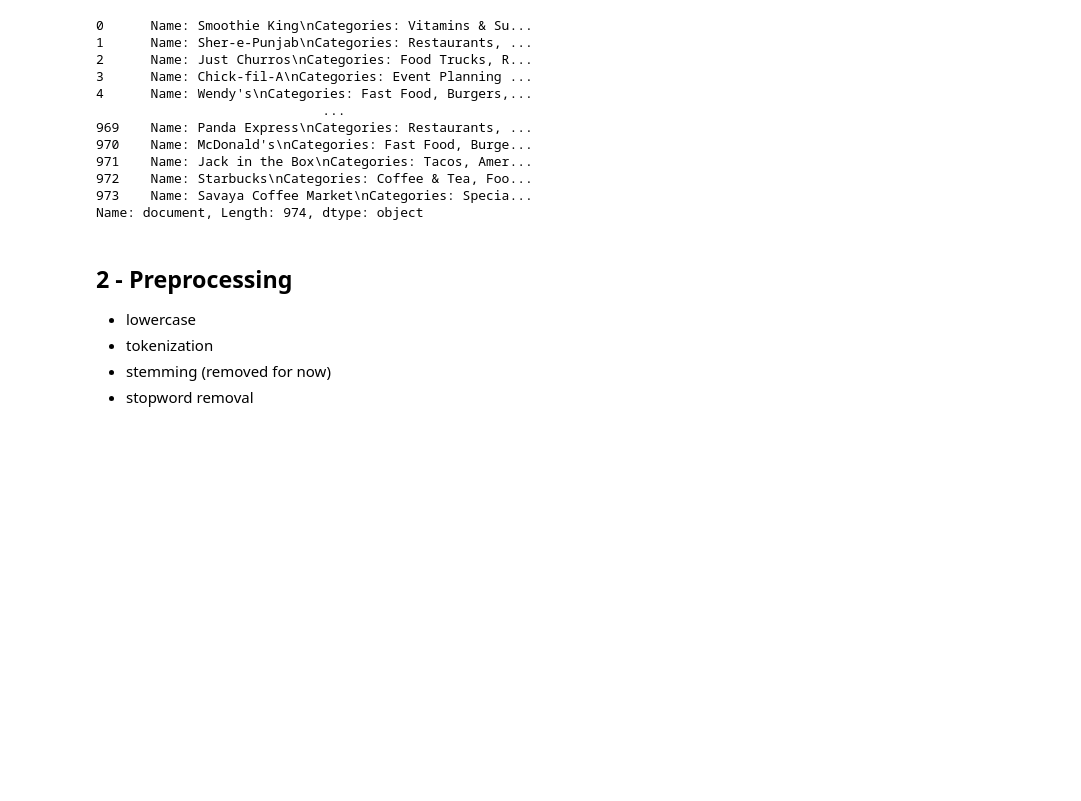
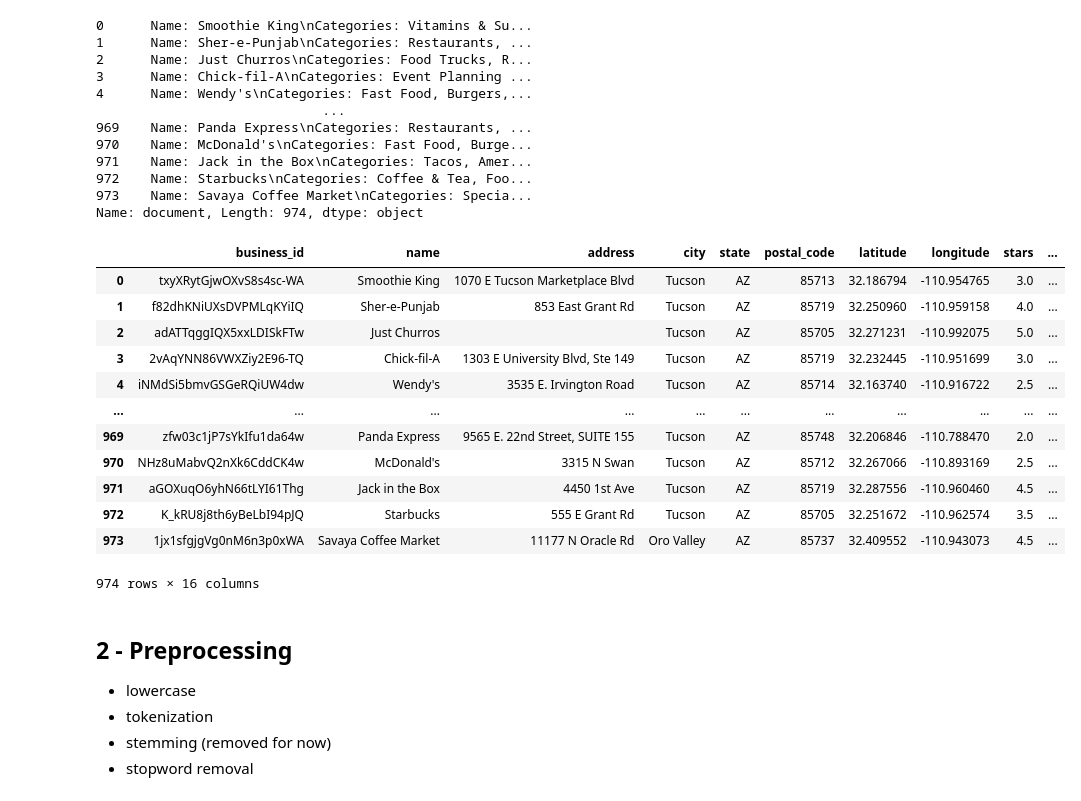
Before and after one commit to JoshuaUAedu/Information-Retrieval-Restaurant-Search, a Jupyter notebook: notebooks/retrieval.ipynb, the cells around one changed output. Saved outputs shown, nothing was run; the diff lists cells and outputs as text; code cells hidden in the pictures; blank space fills up the shorter version.

```diff
--- a/notebooks/retrieval.ipynb
+++ b/notebooks/retrieval.ipynb
@@ -142,3 +140,19 @@ docs['document'].to_pickle('../data/arizona_restuarant_corpus.pkl')
+# %%
+docs
+# %% [output]
+|  | business_id | name | address | city | state | postal_code | latitude | longitude | stars | ... |
+| 0 | txyXRytGjwOXvS8s4sc-WA | Smoothie King | 1070 E Tucson Marketplace Blvd | Tucson | AZ | 85713 | 32.186794 | -110.954765 | 3.0 | ... |
+| 1 | f82dhKNiUXsDVPMLqKYiIQ | Sher-e-Punjab | 853 East Grant Rd | Tucson | AZ | 85719 | 32.250960 | -110.959158 | 4.0 | ... |
+| 2 | adATTqggIQX5xxLDISkFTw | Just Churros |  | Tucson | AZ | 85705 | 32.271231 | -110.992075 | 5.0 | ... |
+| 3 | 2vAqYNN86VWXZiy2E96-TQ | Chick-fil-A | 1303 E University Blvd, Ste 149 | Tucson | AZ | 85719 | 32.232445 | -110.951699 | 3.0 | ... |
+| 4 | iNMdSi5bmvGSGeRQiUW4dw | Wendy's | 3535 E. Irvington Road | Tucson | AZ | 85714 | 32.163740 | -110.916722 | 2.5 | ... |
+| ... | ... | ... | ... | ... | ... | ... | ... | ... | ... | ... |
+| 969 | zfw03c1jP7sYkIfu1da64w | Panda Express | 9565 E. 22nd Street, SUITE 155 | Tucson | AZ | 85748 | 32.206846 | -110.788470 | 2.0 | ... |
+| 970 | NHz8uMabvQ2nXk6CddCK4w | McDonald's | 3315 N Swan | Tucson | AZ | 85712 | 32.267066 | -110.893169 | 2.5 | ... |
+| 971 | aGOXuqO6yhN66tLYI61Thg | Jack in the Box | 4450 1st Ave | Tucson | AZ | 85719 | 32.287556 | -110.960460 | 4.5 | ... |
+| 972 | K_kRU8j8th6yBeLbI94pJQ | Starbucks | 555 E Grant Rd | Tucson | AZ | 85705 | 32.251672 | -110.962574 | 3.5 | ... |
+| 973 | 1jx1sfgjgVg0nM6n3p0xWA | Savaya Coffee Market | 11177 N Oracle Rd | Oro Valley | AZ | 85737 | 32.409552 | -110.943073 | 4.5 | ... |
+974 rows × 16 columns
 # %% [markdown]
 ## 2 - Preprocessing
 - lowercase
```
Also changed, not shown: parts of 17 cells of this notebook.
